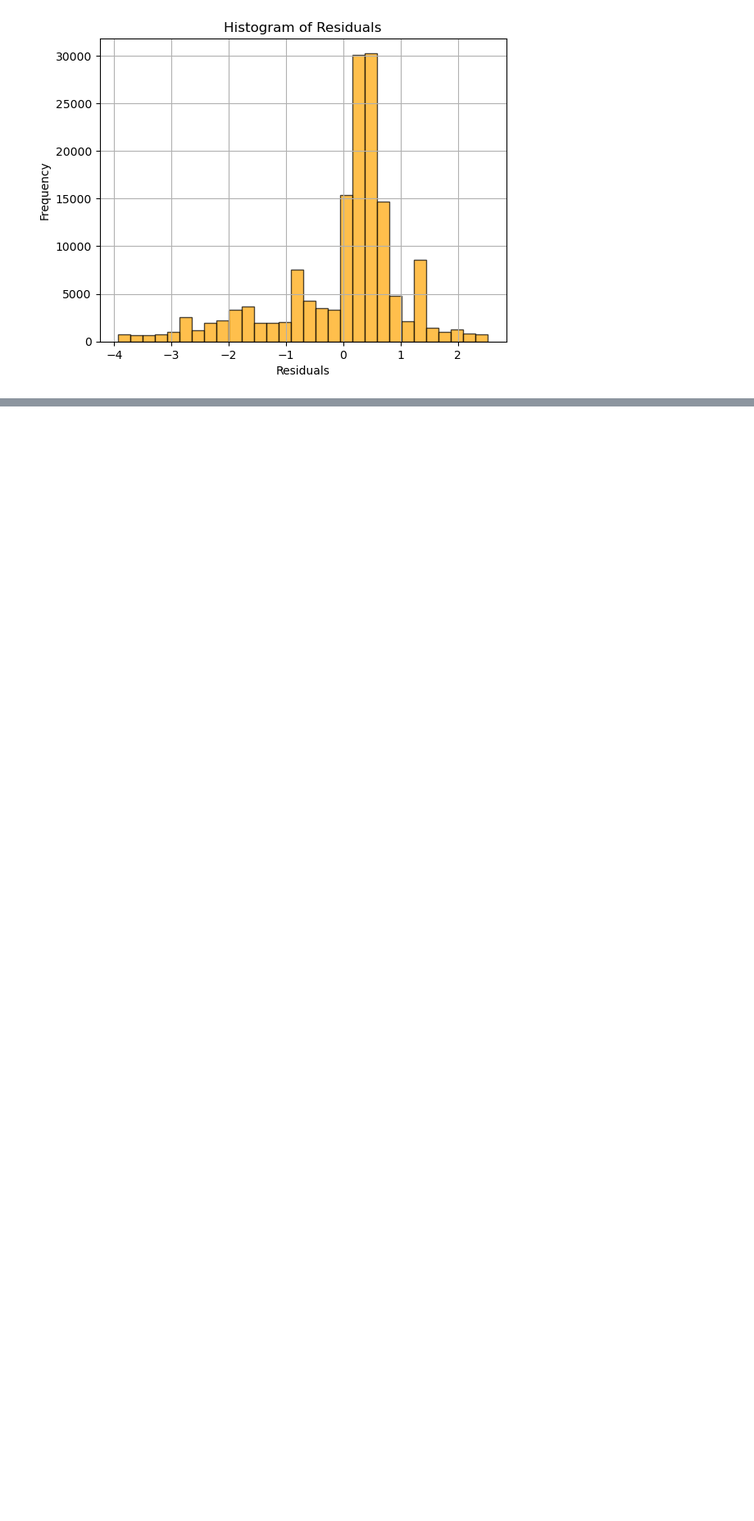
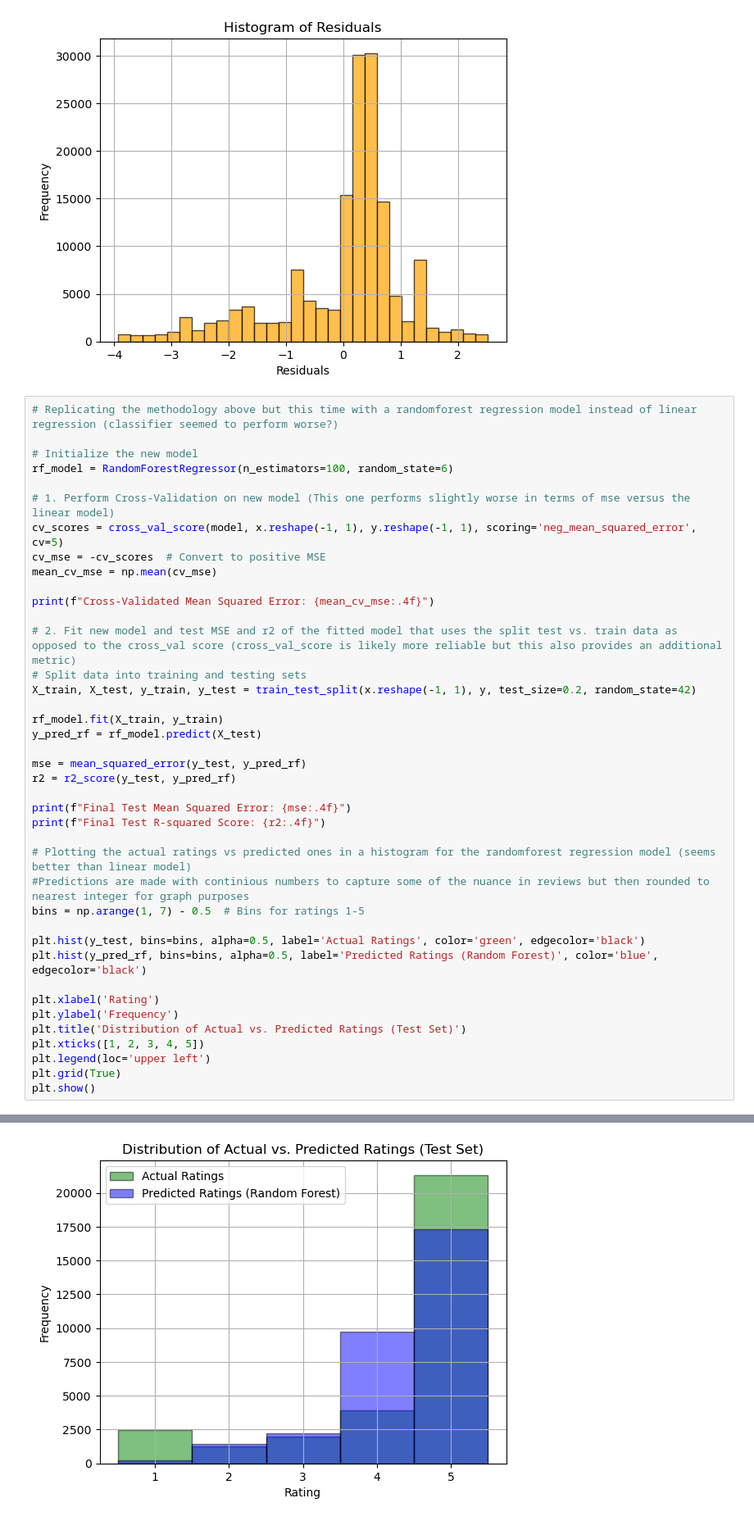
Before and after one commit to Ethan-code-1/DS_4002_Project1, a Jupyter notebook: SCRIPTS/project 1 analysis.ipynb, the cells around one changed output, grey strips where cells are left out. Shown: that part at 82% size. Drawn from its saved outputs; the diff is of its cells as text; blank space fills up the shorter version.

Commit message:
Added random forest regression model, awaiting comparison with linear model to decide which is better.

```diff
--- a/SCRIPTS/project 1 analysis.ipynb
+++ b/SCRIPTS/project 1 analysis.ipynb
@@ -276,3 +283,44 @@ plt.grid(True)
 plt.show()
 # %% [output]
 [figure]
+# %%
+# Replicating the methodology above but this time with a randomforest regression model instead of linear regression (classifier seemed to perform worse?)
+
+# Initialize the new model
+rf_model = RandomForestRegressor(n_estimators=100, random_state=6)
+
+# 1. Perform Cross-Validation on new model (This one performs slightly worse in terms of mse versus the linear model)
+cv_scores = cross_val_score(model, x.reshape(-1, 1), y.reshape(-1, 1), scoring='neg_mean_squared_error', cv=5)
+cv_mse = -cv_scores  # Convert to positive MSE
+mean_cv_mse = np.mean(cv_mse)
+
+print(f"Cross-Validated Mean Squared Error: {mean_cv_mse:.4f}")
+
+# 2. Fit new model and test MSE and r2 of the fitted model that uses the split test vs. train data as opposed to the cross_val score (cross_val_score is likely more reliable but this also provides an additional metric)
+# Split data into training and testing sets
+X_train, X_test, y_train, y_test = train_test_split(x.reshape(-1, 1), y, test_size=0.2, random_state=42)
+
+rf_model.fit(X_train, y_train)
+y_pred_rf = rf_model.predict(X_test)
+
+mse = mean_squared_error(y_test, y_pred_rf)
+r2 = r2_score(y_test, y_pred_rf)
+
+print(f"Final Test Mean Squared Error: {mse:.4f}")
+print(f"Final Test R-squared Score: {r2:.4f}")
+
+# Plotting the actual ratings vs predicted ones in a histogram for the randomforest regression model (seems better than linear model)
+#Predictions are made with continious numbers to capture some of the nuance in reviews but then rounded to nearest integer for graph purposes
+bins = np.arange(1, 7) - 0.5  # Bins for ratings 1-5
+
+plt.hist(y_test, bins=bins, alpha=0.5, label='Actual Ratings', color='green', edgecolor='black')
+plt.hist(y_pred_rf, bins=bins, alpha=0.5, label='Predicted Ratings (Random Forest)', color='blue', edgecolor='black')
+
+plt.xlabel('Rating')
+plt.ylabel('Frequency')
+plt.title('Distribution of Actual vs. Predicted Ratings (Test Set)')
+plt.xticks([1, 2, 3, 4, 5])
+plt.legend(loc='upper left')
+plt.grid(True)
+plt.show()
+# %% [output]
@@ -278,0 +330 @@ plt.show()
+[figure, added]
```
Also changed, not shown: parts of 5 cells of this notebook, 1 other file.
